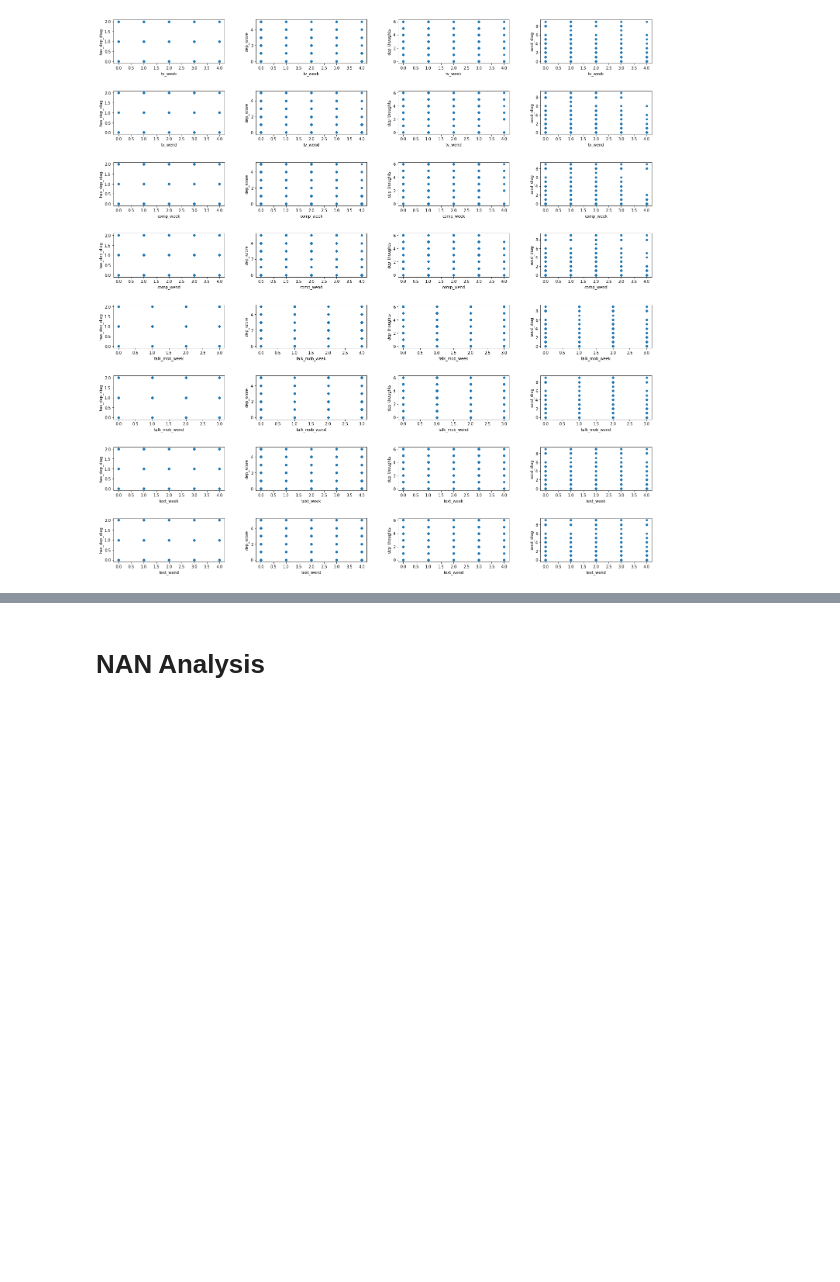
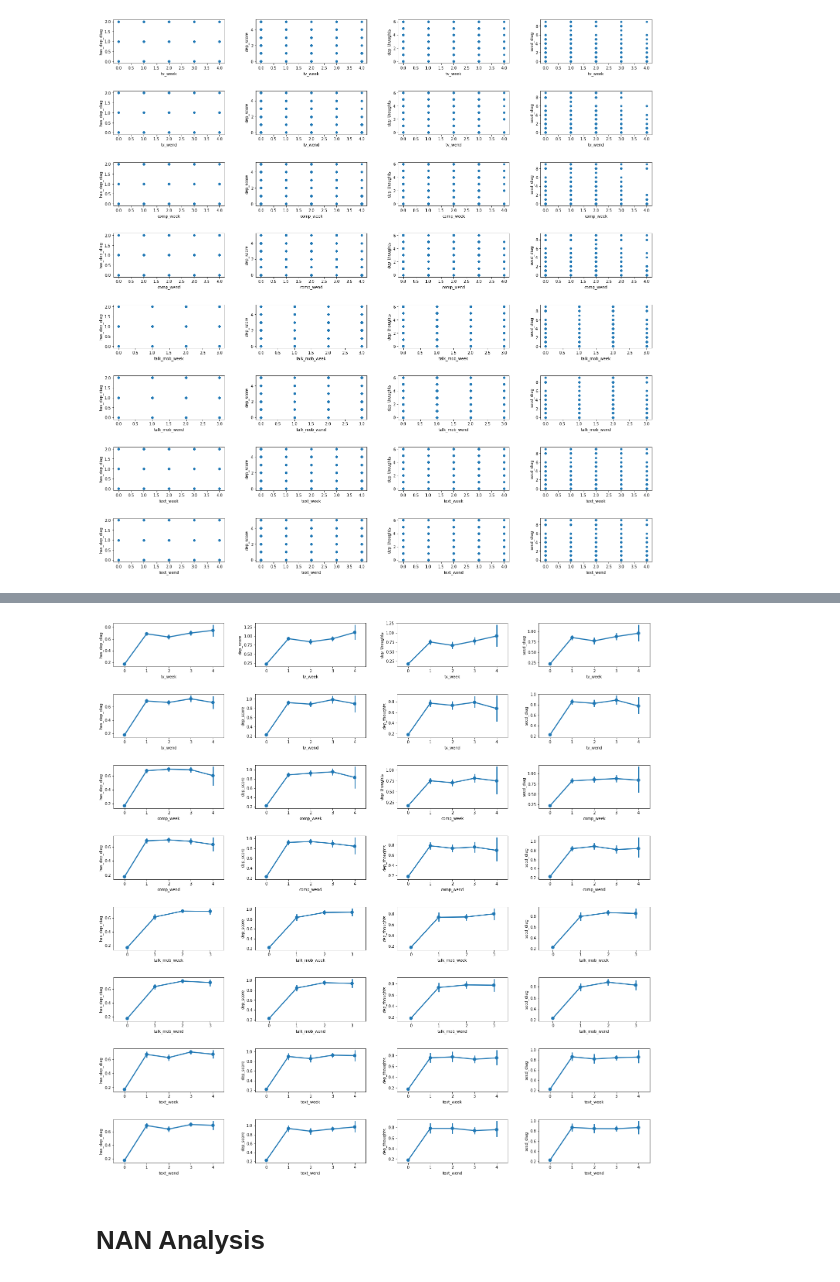
Before and after one commit to phillipSloan/applied-data-science, a Jupyter notebook: personal-notebooks/data-exploration-isabella.ipynb, the cells around one changed output, grey strips where cells are left out. Saved outputs shown, nothing was run; the diff lists cells and outputs as text; code cells hidden in the pictures; blank space fills up the shorter version.

Commit message:
added more plots: violin, box and point

```diff
--- a/personal-notebooks/data-exploration-isabella.ipynb
+++ b/personal-notebooks/data-exploration-isabella.ipynb
@@ -337,13 +346,8 @@ Name: comp_wend, dtype: int64
 
 # df orig has nan's
 df_orig = df_raw
-# replace nan with -1 -> to keep them recognisable
-df_raw = df_raw.fillna(-1)
-
-# make all columns a category -> even the numerical ones as they are not continous numbers
-df_raw = df_raw.astype('category')
+df = fill_nan_encode_categories(df_raw)
 # use pd's codes to make them numeric -> -1 disappears this way
-df = df_raw.apply(lambda x: x.cat.codes)
 df.columns
 # %% [output]
 Index(['has_dep_diag', 'dep_score', 'dep_thoughts', 'secd_diag',
@@ -449,3 +448,37 @@ boxplot('secd_diag', df, 3)
+# %%
+# Violin Plots
+plt.rcParams["figure.figsize"] = [20, 20]
+
+fig, axes = plt.subplots(nrows=8, ncols=4)
+fig.tight_layout(h_pad=5, w_pad=5)
+
+violinplot('has_dep_diag', df, 0)
+violinplot('dep_score', df, 1)
+violinplot('dep_thoughts', df, 2)
+violinplot('secd_diag', df, 3)
+# %%
+def pointplot(y_values, data, fig_col):
+    sns.pointplot(x='tv_week', y=y_values, data=data, ax=axes[0, fig_col])
+    sns.pointplot(x='tv_wend', y=y_values, data=data, ax=axes[1, fig_col])
+    sns.pointplot(x='comp_week', y=y_values, data=data, ax=axes[2, fig_col])
+    sns.pointplot(x='comp_wend', y=y_values, data=data, ax=axes[3, fig_col])
+    sns.pointplot(x='talk_mob_week', y=y_values, data=data, ax=axes[4, fig_col])
+    sns.pointplot(x='talk_mob_wend', y=y_values, data=data, ax=axes[5, fig_col])
+    sns.pointplot(x='text_week', y=y_values, data=data, ax=axes[6, fig_col])
+    sns.pointplot(x='text_wend', y=y_values, data=data, ax=axes[7, fig_col])
+# %%
+#Pointplots - given 0 is not meaningfull as it means NaN
+plt.rcParams["figure.figsize"] = [20, 20]
+
+fig, axes = plt.subplots(nrows=8, ncols=4)
+fig.tight_layout(h_pad=5, w_pad=5)
+
+pointplot('has_dep_diag', df, 0)
+pointplot('dep_score', df, 1)
+pointplot('dep_thoughts', df, 2)
+pointplot('secd_diag', df, 3)
+# %% [output]
+[figure, added]
 # %% [markdown]
 # NAN Analysis
 # %%
```
Also changed, not shown: parts of 11 cells of this notebook.
